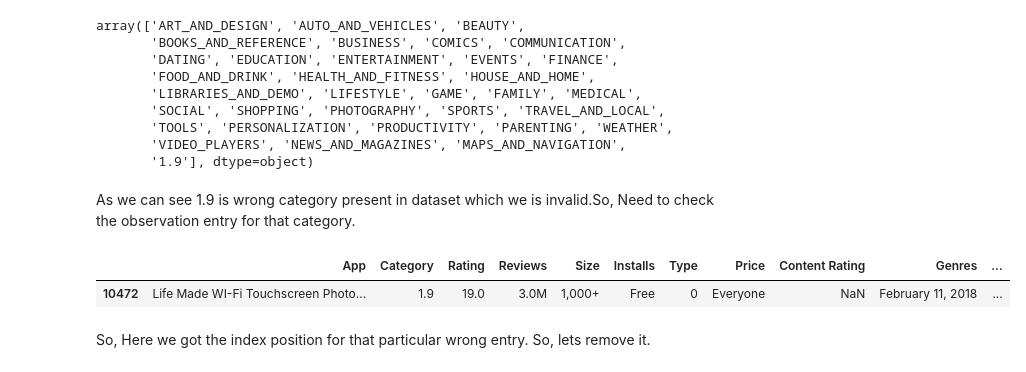
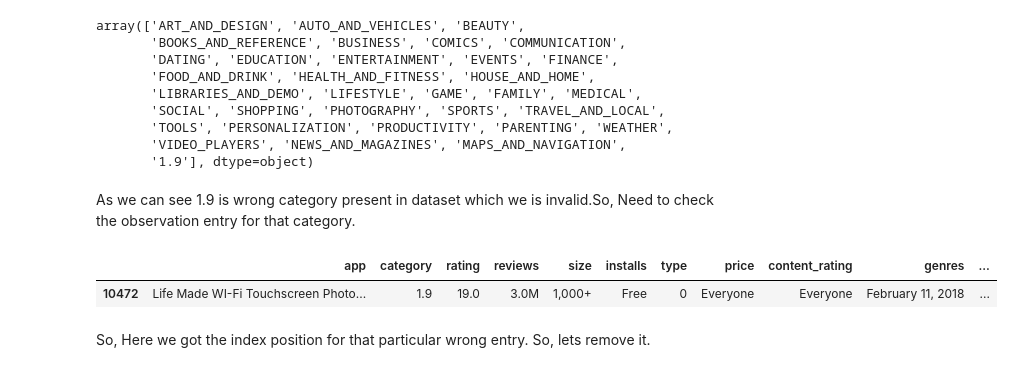
Before and after one commit to Akshay-Malwade/Play-Store-App-Review-Analysis, a Jupyter notebook: Play_Store_App_Review_Analysis.ipynb, the cells around one changed output. Saved outputs shown, nothing was run; the diff lists cells and outputs as text; code cells hidden in the pictures.

```diff
--- a/Play_Store_App_Review_Analysis.ipynb
+++ b/Play_Store_App_Review_Analysis.ipynb
@@ -46,6 +53,8 @@ Data columns (total 13 columns):
  12  Android Ver     10838 non-null  object
 dtypes: float64(1), object(12)
 memory usage: 1.1+ MB
+# %%
+data.columns=[str(x).lower().replace(" ","_") for x in data.columns] # this will convert all feature names to lowercase.
 # %%
 data.columns # Displays all the columns from dataset.
 # %% [output]
@@ -81,0 +110,3 @@ data.tail() #displays the last five instances.
+# %%
+# Missing Value Handling using interpolate forward linear method.
+data.interpolate(method='linear',limit_direction='forward',inplace=True)
@@ -82,3 +132,7 @@ data.tail() #displays the last five instances.
+# %%
+# Filling NAN with suitable values
+data['content_rating'].fillna(value='Everyone',inplace=True)
+data['type'].fillna(value='Free',inplace=True)
 # %% [markdown]
 ### **2. Cleaning Data**
 Dataset can contain missing data, numerical string value, various cues. Cleaning helps us to make data analysis in easy way.
@@ -104,4 +181,4 @@ Name: App, Length: 9660, dtype: int64
 # %%
 # remove the duplicate values from the dataframe, specifying the column name in the subset parameter
-data = data.drop_duplicates(subset=['App'], keep = 'first')
+data = data.drop_duplicates(subset=['app'], keep = 'first')
 # %%
@@ -142,10 +219,10 @@ array(['ART_AND_DESIGN', 'AUTO_AND_VEHICLES', 'BEAUTY',
 # %% [markdown]
 As we can see 1.9 is wrong category present in dataset which we is invalid.So, Need to check the observation entry for that category.
 # %%
-data[data.Category == '1.9']
+data[data.category == '1.9']
 # %% [output]
-|  | App | Category | Rating | Reviews | Size | Installs | Type | Price | Content Rating | Genres | ... |
-| 10472 | Life Made WI-Fi Touchscreen Photo... | 1.9 | 19.0 | 3.0M | 1,000+ | Free | 0 | Everyone | NaN | February 11, 2018 | ... |
+|  | app | category | rating | reviews | size | installs | type | price | content_rating | genres | ... |
+| 10472 | Life Made WI-Fi Touchscreen Photo... | 1.9 | 19.0 | 3.0M | 1,000+ | Free | 0 | Everyone | Everyone | February 11, 2018 | ... |
 # %% [markdown]
 So, Here we got the index position for that particular wrong entry.
 So, lets remove it.
```
Also changed, not shown: parts of 24 cells of this notebook.
